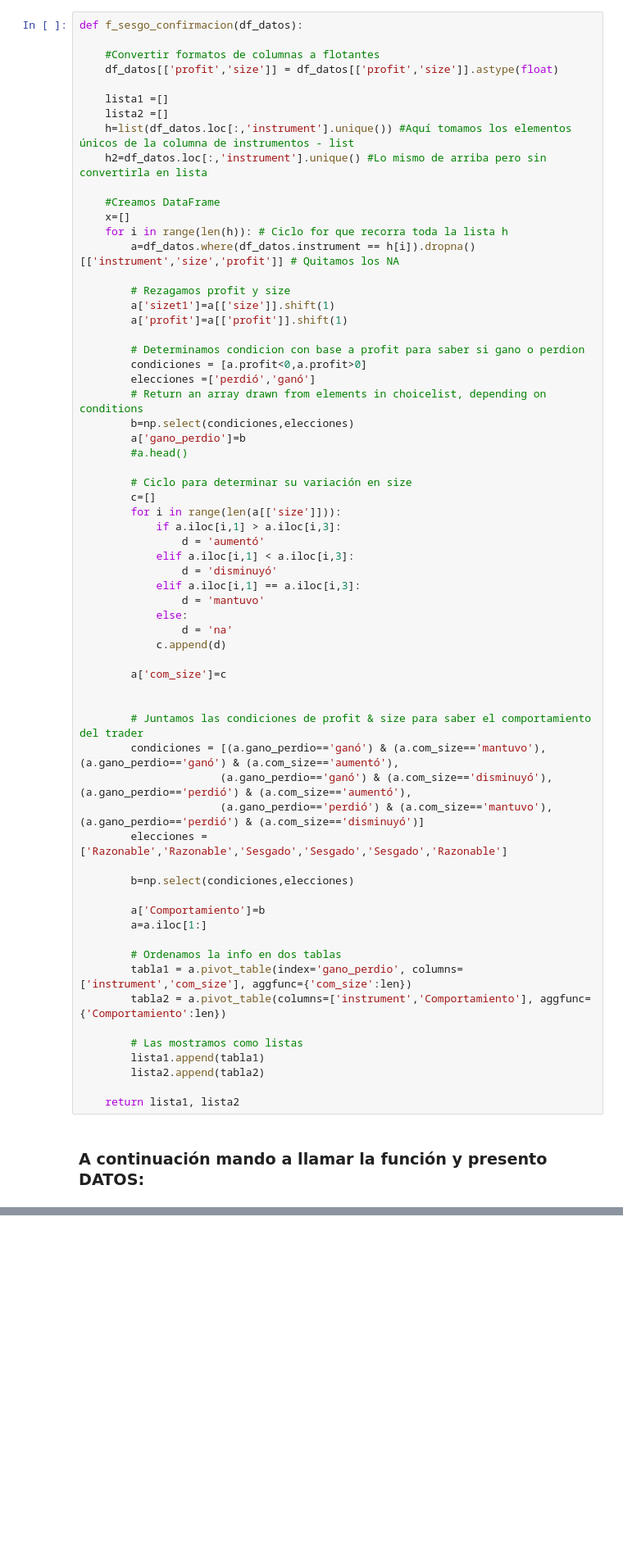
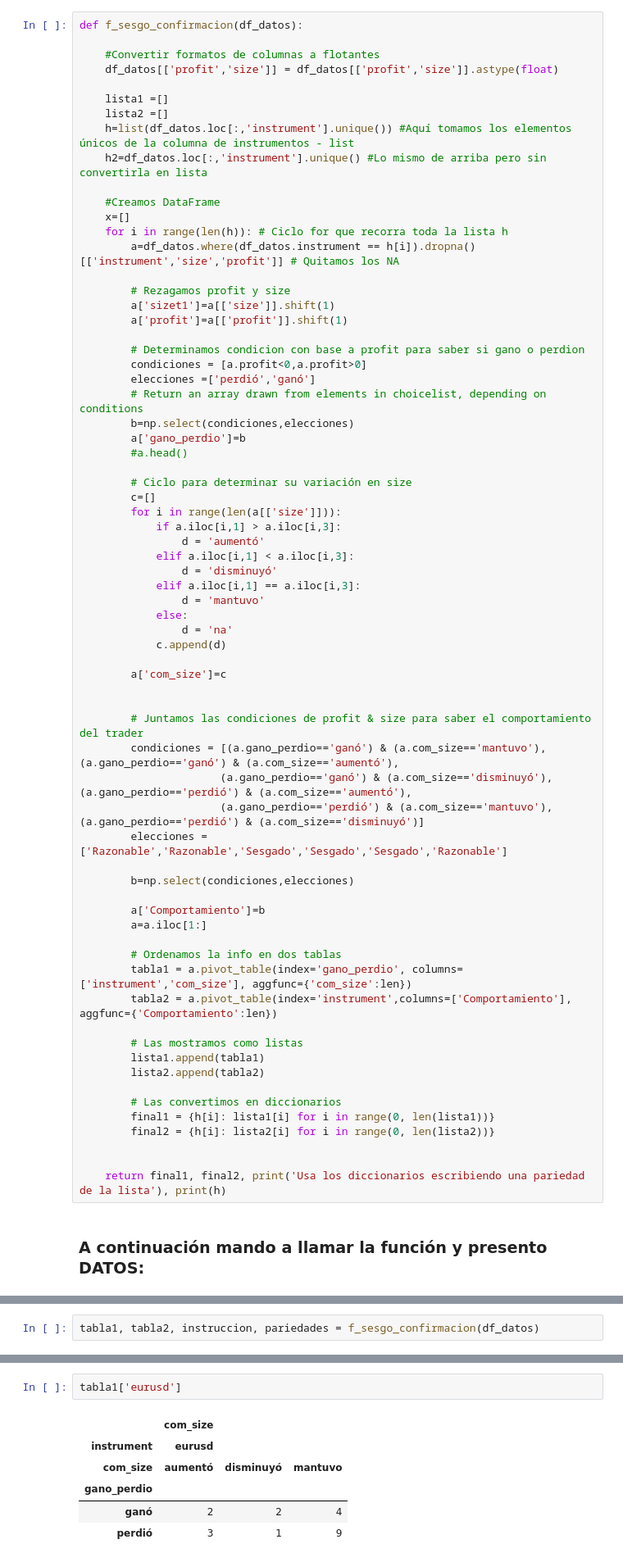
Before and after one commit to hannylomeli/Lab3, a Jupyter notebook: Sesgo Confirmación.ipynb, the cells around one changed output, grey strips where cells are left out. Shown at 82% size. Drawn from its saved outputs; the diff is of its cells as text; blank space fills up the shorter version.

```diff
--- a/Sesgo Confirmación.ipynb
+++ b/Sesgo Confirmación.ipynb
@@ -187,12 +187,17 @@ def f_sesgo_confirmacion(df_datos):
 
         # Ordenamos la info en dos tablas
         tabla1 = a.pivot_table(index='gano_perdio', columns=['instrument','com_size'], aggfunc={'com_size':len})
-        tabla2 = a.pivot_table(columns=['instrument','Comportamiento'], aggfunc={'Comportamiento':len})
+        tabla2 = a.pivot_table(index='instrument',columns=['Comportamiento'], aggfunc={'Comportamiento':len})
 
         # Las mostramos como listas
         lista1.append(tabla1)
         lista2.append(tabla2)
 
-    return lista1, lista2
+        # Las convertimos en diccionarios
+        final1 = {h[i]: lista1[i] for i in range(0, len(lista1))}
+        final2 = {h[i]: lista2[i] for i in range(0, len(lista2))}
+
+
+    return final1, final2, print('Usa los diccionarios escribiendo una pariedad de la lista'), print(h)
 # %% [markdown]
 ### **A continuación mando a llamar la función y presento DATOS:**
@@ -219,0 +204,2 @@ funcion
+# %%
+tabla1, tabla2, instruccion, pariedades = f_sesgo_confirmacion(df_datos)
@@ -219,0 +209,9 @@ funcion
+# %%
+tabla1['eurusd']
+# %% [output]
+|  | com_size |  |  |
+| instrument | eurusd |  |  |
+| com_size | aumentó | disminuyó | mantuvo |
+| gano_perdio |  |  |  |
+| ganó | 2 | 2 | 4 |
+| perdió | 3 | 1 | 9 |
```
Also changed, not shown: parts of 4 cells of this notebook.
